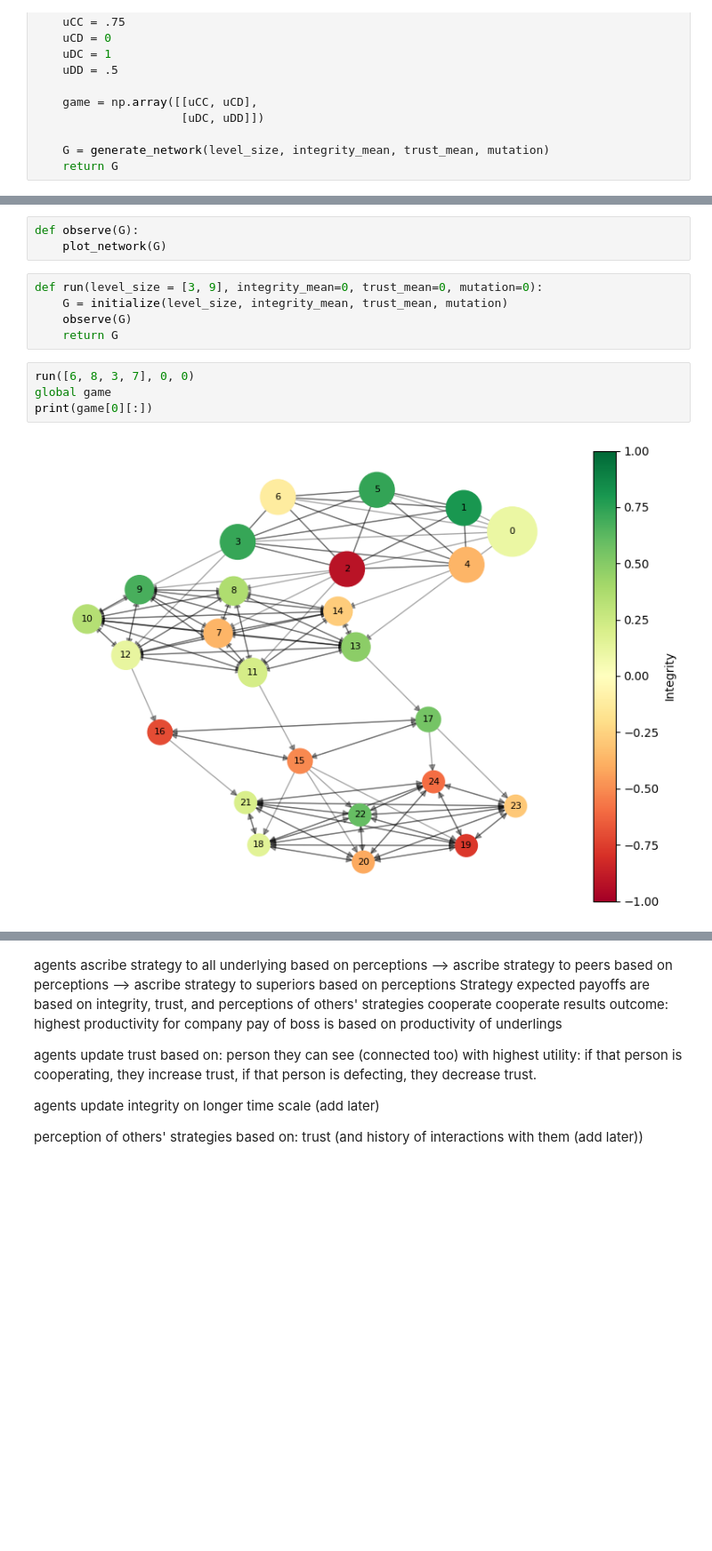
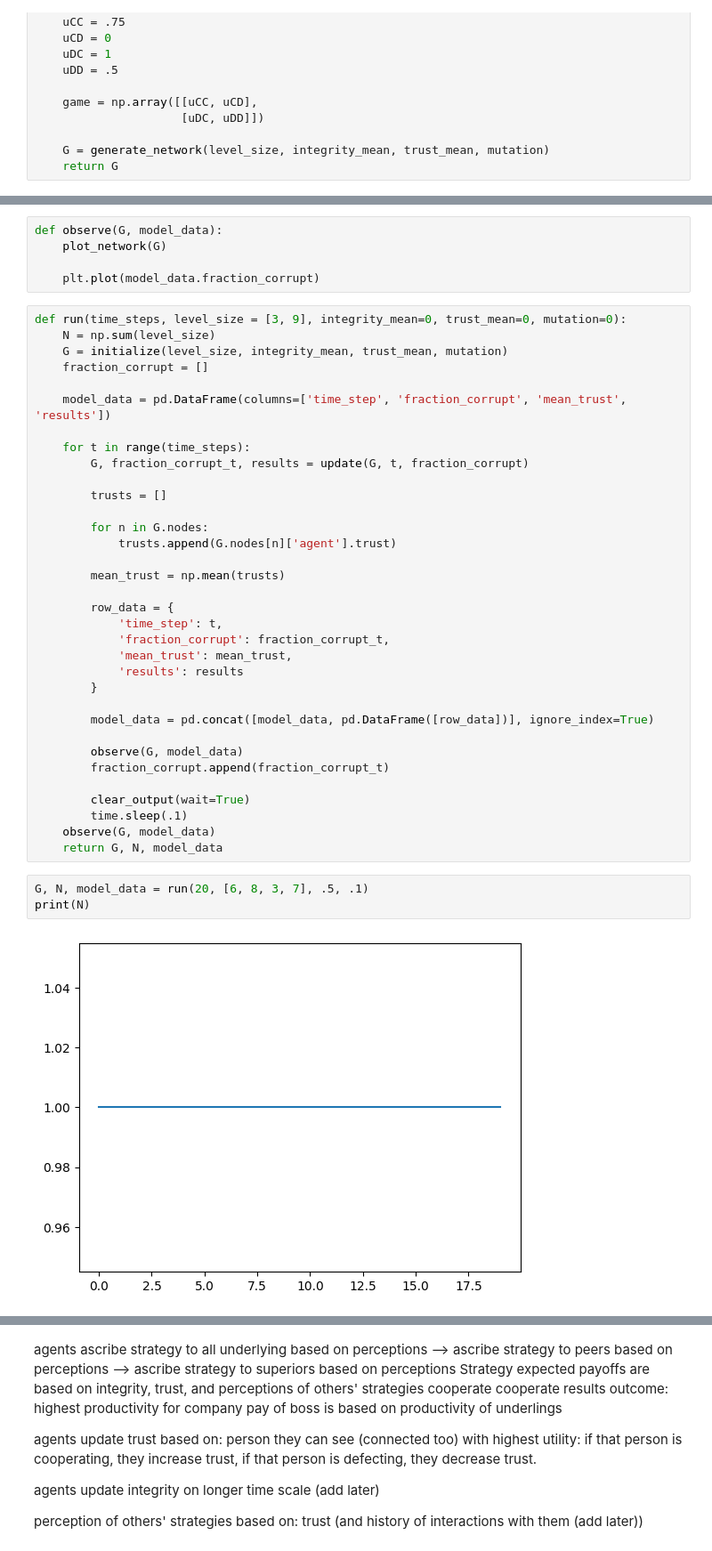
Before and after one commit to Zeke-CE/CorruptionModel, a Jupyter notebook: CorruptionABM2Zeke.ipynb, the cells around one changed output, grey strips where cells are left out. Shown at 89% size. Drawn from its saved outputs; the diff is of its cells as text; blank space fills up the shorter version.

Commit message:
Got dynamics working: Nodes play prissoners dilemma with peers and their integrity changes over time based on the fraction of peers who were corrupt

```diff
--- a/CorruptionABM2Zeke.ipynb
+++ b/CorruptionABM2Zeke.ipynb
@@ -136,16 +256,46 @@ def plot_network(G):
     plt.axis('off')
     plt.show()
 # %%
-def observe(G):
+def observe(G, model_data):
     plot_network(G)
+
+    plt.plot(model_data.fraction_corrupt)
 # %%
-def run(level_size = [3, 9], integrity_mean=0, trust_mean=0, mutation=0):
+def run(time_steps, level_size = [3, 9], integrity_mean=0, trust_mean=0, mutation=0):
+    N = np.sum(level_size)
     G = initialize(level_size, integrity_mean, trust_mean, mutation)
-    observe(G)
-    return G
+    fraction_corrupt = []
+
+    model_data = pd.DataFrame(columns=['time_step', 'fraction_corrupt', 'mean_trust', 'results'])
+
+    for t in range(time_steps):
+        G, fraction_corrupt_t, results = update(G, t, fraction_corrupt)
+
+        trusts = []
+
+        for n in G.nodes:
+            trusts.append(G.nodes[n]['agent'].trust)
+
+        mean_trust = np.mean(trusts)
+
+        row_data = {
+            'time_step': t,
+            'fraction_corrupt': fraction_corrupt_t,
+            'mean_trust': mean_trust,
+            'results': results
+        }
+
+        model_data = pd.concat([model_data, pd.DataFrame([row_data])], ignore_index=True)
+
+        observe(G, model_data)
+        fraction_corrupt.append(fraction_corrupt_t)
+
+        clear_output(wait=True)
+        time.sleep(.1)
+    observe(G, model_data)
+    return G, N, model_data
 # %%
-run([6, 8, 3, 7], 0, 0)
-global game
-print(game[0][:])
+G, N, model_data = run(20, [6, 8, 3, 7], .5, .1)
+print(N)
 # %% [output]
-[figure, old version]
+[figure, new version]
```
Also changed, not shown: parts of 10 cells of this notebook.
